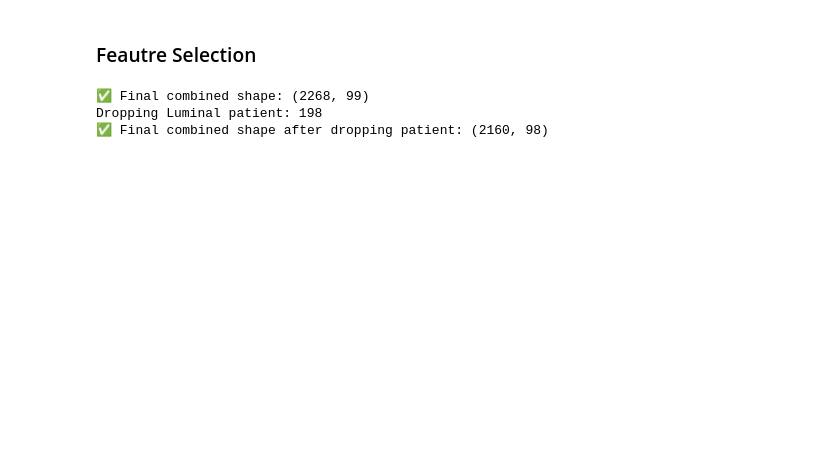
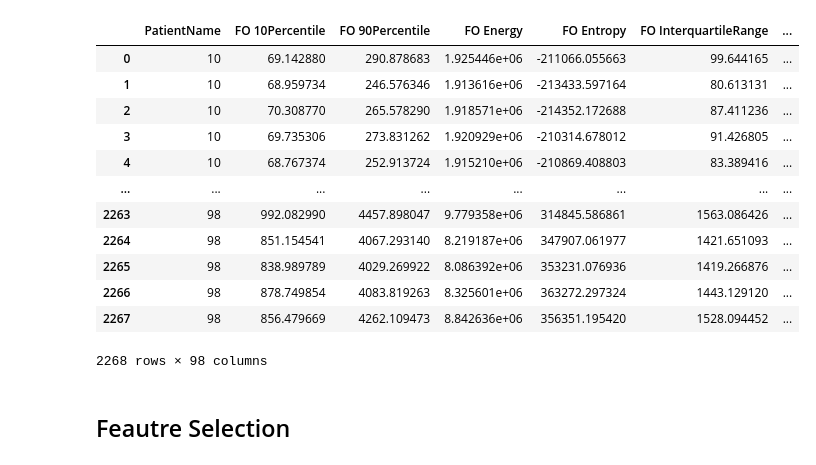
Before and after one commit to S-Nazem/radiomics-anova-shap-explainability, a Jupyter notebook: Dev_notebook_3.ipynb, the cells around one changed output. Drawn from its saved outputs; the diff is of its cells as text; code cells hidden in the pictures; blank space fills up the shorter version.

```diff
--- a/Dev_notebook_3.ipynb
+++ b/Dev_notebook_3.ipynb
@@ -15,56 +23,19 @@ import os
+# %%
+df_combined = pd.read_csv('data/All_features_all_tumours_with_metadata.csv')
+df_combined
+# %% [output]
+|  | PatientName | FO 10Percentile | FO 90Percentile | FO Energy | FO Entropy | FO InterquartileRange | ... |
+| 0 | 10 | 69.142880 | 290.878683 | 1.925446e+06 | -211066.055663 | 99.644165 | ... |
+| 1 | 10 | 68.959734 | 246.576346 | 1.913616e+06 | -213433.597164 | 80.613131 | ... |
+| 2 | 10 | 70.308770 | 265.578290 | 1.918571e+06 | -214352.172688 | 87.411236 | ... |
+| 3 | 10 | 69.735306 | 273.831262 | 1.920929e+06 | -210314.678012 | 91.426805 | ... |
+| 4 | 10 | 68.767374 | 252.913724 | 1.915210e+06 | -210869.408803 | 83.389416 | ... |
+| ... | ... | ... | ... | ... | ... | ... | ... |
+| 2263 | 98 | 992.082990 | 4457.898047 | 9.779358e+06 | 314845.586861 | 1563.086426 | ... |
+| 2264 | 98 | 851.154541 | 4067.293140 | 8.219187e+06 | 347907.061977 | 1421.651093 | ... |
+| 2265 | 98 | 838.989789 | 4029.269922 | 8.086392e+06 | 353231.076936 | 1419.266876 | ... |
+| 2266 | 98 | 878.749854 | 4083.819263 | 8.325601e+06 | 363272.297324 | 1443.129120 | ... |
+| 2267 | 98 | 856.479669 | 4262.109473 | 8.842636e+06 | 356351.195420 | 1528.094452 | ... |
+2268 rows × 98 columns
 # %% [markdown]
-### Feautre Selection
+## Feautre Selection
-# %%
-# Step 1: Load features
-df_features = pd.read_csv("data/All_features_corrected_final_patient.csv").reset_index(drop=True)
-
-# Step 2: Load and concat metadata files in correct order
-folder = "data/ModelsUncorrected"
-csv_files = sorted([f for f in os.listdir(folder) if f.endswith(".csv")])
-
-metadata_list = []
-for f in csv_files:
-    df = pd.read_csv(os.path.join(folder, f), usecols=["PatientName", "Model", "Wavelength", "GLbins"])
-    df["Reconstruction"] = "MB" if "_MB" in f else "BP"
-    metadata_list.append(df)
-
-df_metadata = pd.concat(metadata_list, ignore_index=True)
-df_metadata = df_metadata.reset_index(drop=True)
-
-# Step 3: Verify same number of rows
-assert len(df_features) == len(df_metadata) == 2268, "Row count mismatch"
-
-# Step 4: Concatenate by row index
-df_combined = pd.concat([df_features, df_metadata], axis=1)
-
-# Step 5: Convert to category
-for col in ["Model", "Wavelength", "GLbins", "Reconstruction"]:
-    df_combined[col] = df_combined[col].astype("category")
-
-print("✅ Final combined shape:", df_combined.shape)
-df_combined
-
-
-# Find all columns including their actual name object (even if repeated)
-cols = pd.Series(df_combined.columns)
-duplicates = cols[cols.duplicated(keep=False)]
-# print("Duplicate columns:\n", duplicates)
-
-df_combined = df_combined.loc[:, ~df_combined.columns.duplicated()]
-
-
-# Get all luminal patient IDs
-luminal_ids = df_combined[df_combined["Model"] == "luminal"]["PatientName"].unique()
-
-# Pick one randomly (or use a fixed ID for reproducibility)
-np.random.seed(42)
-drop_id = np.random.choice(luminal_ids, 1)[0]
-print(f"Dropping Luminal patient: {drop_id}")
-
-# Drop all rows for that patient
-df_combined = df_combined[df_combined["PatientName"] != drop_id].reset_index(drop=True)
-print("✅ Final combined shape after dropping patient:", df_combined.shape)
-# %% [output]
-✅ Final combined shape: (2268, 99)
-Dropping Luminal patient: 198
-✅ Final combined shape after dropping patient: (2160, 98)
```
Also changed, not shown: parts of 17 cells of this notebook, 2 other files.
